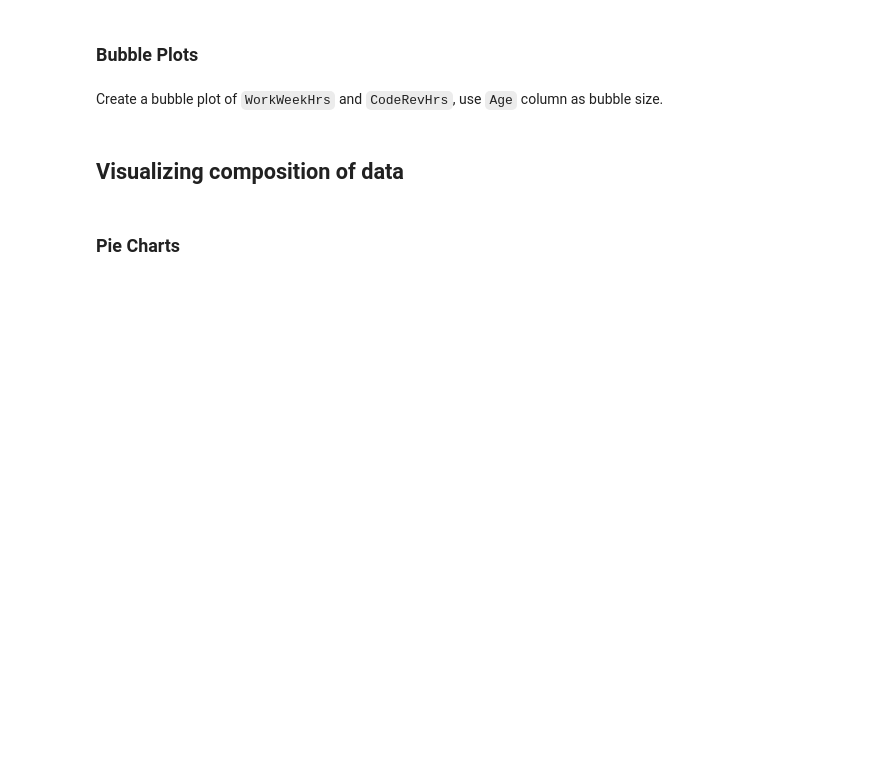
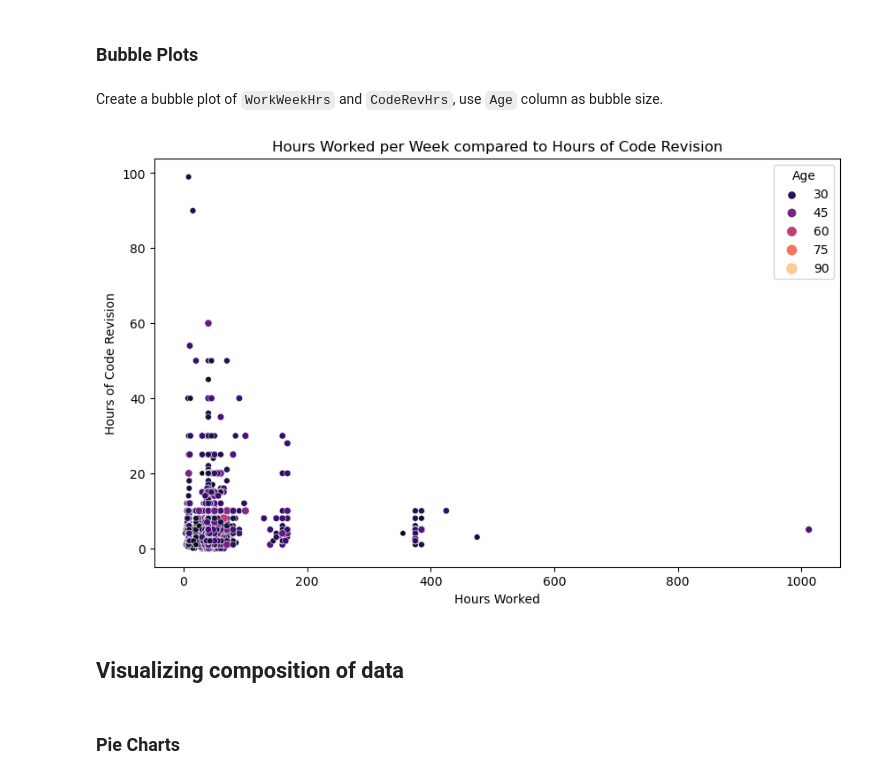
Before and after one commit to bradleyholt/IBM_Data_Analytics, a Jupyter notebook: Capstone_Project/Data Visualization/M4DataVisualization-lab.ipynb, the cells around one changed output. Cells and saved outputs as stored; diff of their text form; code cells hidden in the pictures; blank space fills up the shorter version.

```diff
--- a/Capstone_Project/Data Visualization/M4DataVisualization-lab.ipynb
+++ b/Capstone_Project/Data Visualization/M4DataVisualization-lab.ipynb
@@ -222,3 +249,26 @@ Create a bubble plot of `WorkWeekHrs` and `CodeRevHrs`, use `Age` column as bubb
+# %%
+# Set SQL query
+QUERY = """
+SELECT Age, WorkWeekHrs, CodeRevHrs
+FROM master
+"""
+
+df = pd.read_sql_query(QUERY, conn)
+
+plt.figure(figsize=(10,6))
+sns.scatterplot(data = df,
+                x='WorkWeekHrs',
+                y='CodeRevHrs',
+                size= 'Age',
+                hue='Age',
+                palette='magma'
+                )
+plt.title('Hours Worked per Week compared to Hours of Code Revision')
+plt.xlabel('Hours Worked')
+plt.ylabel('Hours of Code Revision')
+plt.show()
+# %% [output]
+[figure, added]
 # %% [markdown]
 ## Visualizing composition of data
 # %% [markdown]
```
Also changed, not shown: parts of 7 cells of this notebook.
